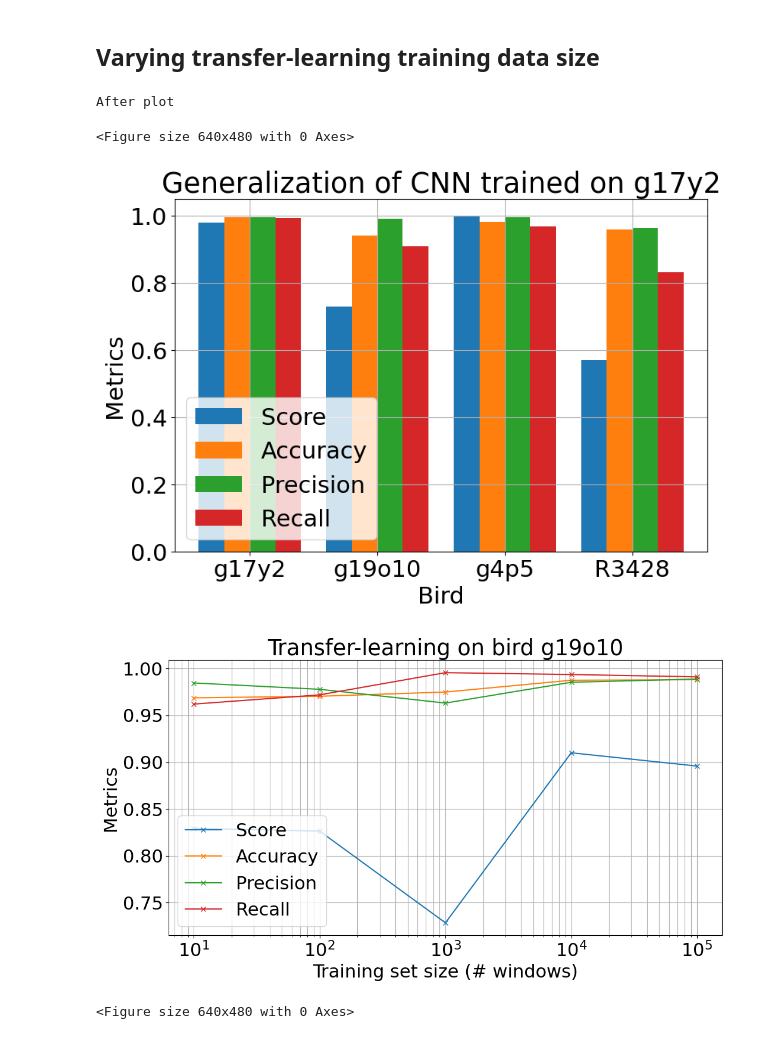
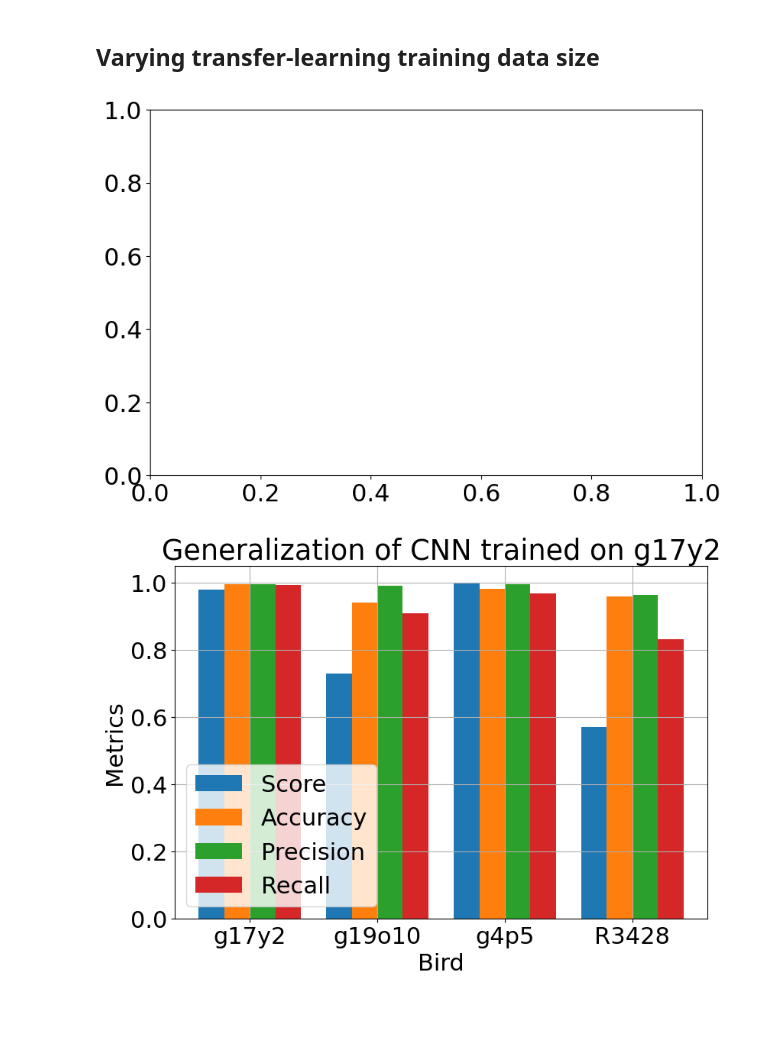
Before and after one commit to Qringe/NeuralSystems, a Jupyter notebook: PartC_AutoSyllClust.ipynb, the cells around one changed output. Saved outputs shown, nothing was run; the diff lists cells and outputs as text; code cells hidden in the pictures; blank space fills up the shorter version.

```diff
--- a/PartC_AutoSyllClust.ipynb
+++ b/PartC_AutoSyllClust.ipynb
@@ -319,7 +350,7 @@ def task3(plot = True):
     wnd_size = 20
 
     # Some data parameters
-    test_frac = 0.2             # Fraction of spectograms in the test_set
+    test_frac = 0.2             # Fraction of spectrograms in the test_set
     if execution_mode == "Local":
         limits = [100,200,300,500]  # Amount of windows to extract for training- and validation set combined
         dt = 50
@@ -339,7 +370,10 @@ def task3(plot = True):
 
     # Check if the results of these experiments have already been computed
     parameter_hash = hash_object([bird_names, wnd_size, test_frac, limits, on_fracs, dt, network_type, num_layers, hidden_size])
-    result_path = PREDICTIONS_PATH + f"task3_results_hash_{parameter_hash}"
+    if execution_mode != "Plot":
+        result_path = PREDICTIONS_PATH + f"task3_results_hash_{parameter_hash}"
+    else:
+        result_path = PREDICTIONS_PATH + result_file_names["task3"]
 
     if path.isfile(result_path):
         results = load(result_path)
@@ -355,9 +389,9 @@ def task3(plot = True):
             bird_data = load_bird_data(names = bird_name)
 
             # Extract the labelled data
-            bird_data, _ = extract_labelled_spectograms(bird_data)
+            bird_data, _ = extract_labelled_spectrograms(bird_data)
 
-            # Split the spectograms of this bird into a train-, validation-, and test set
+            # Split the spectrograms of this bird into a train-, validation-, and test set
             train_data, test_data = train_test_split({bird_name : bird_data[bird_name]}, configs = test_frac, seed = 42)
             train_data, validation_data = train_test_split(train_data, configs = 0.2, seed = 42)
 
@@ -401,11 +435,11 @@ def task3(plot = True):
 
                 print("Start training for ", cnn_name)
                 cnn = train_CNN(dataset,model_name = cnn_name, normalize_input=False)
-                cnn = wrap_cnn(cnn, mode="for_spectograms", normalize_input=False)
+                cnn = wrap_cnn(cnn, mode="for_spectrograms", normalize_input=False)
 
                 #print("Start training for ", rnn_name)
                 #rnn = train_RNN(dataset,model_name=rnn_name, network_type=network_type, hidden_size=hidden_size, num_layers=num_layers, normalize_input=False)
-                #rnn = wrap_rnn(rnn, mode="for_spectograms", normalize_input=False)
+                #rnn = wrap_rnn(rnn, mode="for_spectrograms", normalize_input=False)
 
                 # Make predictions for the test set
                 summary_cnn = compare_classifiers(dataset=bird_data, model_dic={f"cnn_bird_{bird_name}_windows_{limit}": cnn}, print_summary=False)
@@ -455,7 +489,8 @@ def task3(plot = True):
             plt.xscale("log")
             plt.ylabel("Metrics")
             plt.legend()
+            plt.show()
 
 if run_tasks["task3"]:
-    make_plots = True if execution_mode == "Local" else False
+    make_plots = True if execution_mode in ["Local", "Plot"] else False
     task3(plot = make_plots)
@@ -671,7 +718,7 @@ def task4_transfer_learning(plot = True):
     This function varies the training data set size for the transfer-learning approach
     """
     temp_dataset = load_bird_data(names=["g4p5"])
-    temp_dataset, _ = extract_labelled_spectograms(temp_dataset)
+    temp_dataset, _ = extract_labelled_spectrograms(temp_dataset)
 
     # Set some general parameters
     use_feature_extraction = False
@@ -701,10 +748,10 @@ def task4_transfer_learning(plot = True):
 
     # Check if the results of these experiments have already been computed
     parameter_hash = hash_object([use_feature_extraction, wnd_sz, limit, standardize, online, network_type, num_layers, hidden_size])
-    result_path = PREDICTIONS_PATH + f"task4_transfer_learning_results_hash_{parameter_hash}"
-
-    # TEMPORARY
-    result_path = PREDICTIONS_PATH + f"task4_transfer_learning_results_hash_f0018c"
+    if execution_mode != "Plot":
+        result_path = PREDICTIONS_PATH + f"task4_transfer_learning_results_hash_{parameter_hash}"
+    else:
+        result_path = PREDICTIONS_PATH + result_file_names["task4_transfer_learning"]
 
 
     if path.isfile(result_path):
@@ -713,18 +760,18 @@ def task4_transfer_learning(plot = True):
     else:
 
         if not (path.isfile(cnn_path)):# and path.isfile(rnn_path)):
-            # Load the data and get all labelled spectograms
+            # Load the data and get all labelled spectrograms
             bird_data = load_bird_data(names=["g17y2"])
 
             if standardize:
-                bird_data = standardize_data(bird_data, coarse_mode="per_spectogram", fine_mode="scalar")
-            data_labelled, _ = extract_labelled_spectograms(bird_data)
+                bird_data = standardize_data(bird_data, coarse_mode="per_spectrogram", fine_mode="scalar")
+            data_labelled, _ = extract_labelled_spectrograms(bird_data)
 
             # Perform a train-validation-test split
             data_train, data_test = train_test_split(bird_data=data_labelled, configs=0.33, seed=42)
             data_val, data_test = train_test_split(bird_data=data_test, configs=0.5, seed=42)
 
-            # Extract the windows from the spectograms
+            # Extract the windows from the spectrograms
             windows_train, _ = create_windows(bird_data=data_train, wnd_sizes=wnd_sz, limits=limit, on_fracs=0.5, dt=5, seed=42)
             windows_val, _ = create_windows(bird_data=data_val, wnd_sizes=wnd_sz, limits=int(limit/2), on_fracs=0.5, dt=5, seed=42)
             windows_test, _ = create_windows(bird_data=data_test, wnd_sizes=wnd_sz, limits=int(limit/2), on_fracs=0.5, dt=5, seed=42)
@@ -753,8 +800,8 @@ def task4_transfer_learning(plot = True):
         print("CNN has ", sum(p.numel() for p in cnn.parameters()), " parameters.")
         # print("RNN has ", sum(p.numel() for p in rnn.parameters()), " parameters.")
 
-        cnn_wrapped = wrap_cnn(cnn, mode="for_spectograms")
-        # rnn_wrapped = wrap_rnn(rnn, mode="for_spectograms")
+        cnn_wrapped = wrap_cnn(cnn, mode="for_spectrograms")
+        # rnn_wrapped = wrap_rnn(rnn, mode="for_spectrograms")
         #compare_classifiers(dataset=None, model_dic={"cnn": cnn_wrapped, "rnn": rnn_wrapped}, print_summary=True)
 
         summaries_cnn = {}
@@ -799,10 +846,10 @@ def task4_transfer_learning(plot = True):
             #transfer_model_dic_rnn["base_RNN"] = rnn
 
             for key in transfer_model_dic_cnn:
-                transfer_model_dic_cnn[key] = wrap_cnn(transfer_model_dic_cnn[key], mode="for_spectograms", normalize_input=True)
+                transfer_model_dic_cnn[key] = wrap_cnn(transfer_model_dic_cnn[key], mode="for_spectrograms", normalize_input=True)
 
             #for key in transfer_model_dic_rnn:
-            #    transfer_model_dic_rnn[key] = wrap_rnn(transfer_model_dic_rnn[key], mode="for_spectograms", normalize_input=True)
+            #    transfer_model_dic_rnn[key] = wrap_rnn(transfer_model_dic_rnn[key], mode="for_spectrograms", normalize_input=True)
 
             summary_cnn = compare_classifiers(dataset=dataset, model_dic=transfer_model_dic_cnn, print_summary=True)
             #summary_rnn = compare_classifiers(dataset=dataset, model_dic=transfer_model_dic_rnn, print_summary=True)
@@ -842,7 +889,7 @@ def task4_transfer_learning(plot = True):
                 accuracies.append(summary[bird_name]['base_'+model]["accuracy"])
                 precisions.append(summary[bird_name]['base_'+model]["precision"])
                 recalls.append(summary[bird_name]['base_'+model]["recall"])
-        elif execution_mode == "Euler":
+        elif execution_mode in ["Euler", "Plot"]:
             # Extract the different metrics
             for bird_name in BIRD_NAMES:
                 scores.append(summary[bird_name]['base_'+model]["score_mean"])
@@ -862,7 +909,7 @@ def task4_transfer_learning(plot = True):
         plt.xlabel("Bird")
         plt.ylabel("Metrics")
         plt.legend(loc='lower left')
-        print("After plot")
+        plt.show()
 
         # Now generate the second type of plots showing how transfer learning improved the situation
         x = np.array([0,1.5,3,4.5])
@@ -876,43 +923,38 @@ def task4_transfer_learning(plot = True):
 
             if execution_mode == "Local":
                 bird_name_mode = "g4p5"
-            elif execution_mode == "Euler":
+            elif execution_mode in ["Euler", "Plot"]:
                 bird_name_mode = bird_name
 
             for limit_transfer_learning in limits_transfer_learning:
                 summary = summaries[limit_transfer_learning]
                 scores.append(summary[bird_name_mode][f'task4_' + model.lower() + f'_transfer_learning_tsize{limit_transfer_learning}'+"_"+bird_name]["score_mean"])
                 accuracies.append(summary[bird_name_mode][f'task4_' + model.lower() + f'_transfer_learning_tsize{limit_transfer_learning}'+"_"+bird_name]["accuracy"])
                 precisions.append(summary[bird_name_mode][f'task4_' + model.lower() + f'_transfer_learning_tsize{limit_transfer_learning}'+"_"+bird_name]["precision"])
                 recalls.append(summary[bird_name_mode][f'task4_' + model.lower() + f'_transfer_learning_tsize{limit_transfer_learning}'+"_"+bird_name]["recall"])
 
             score_base = summary[bird_name_mode]['base_'+model]["score_mean"]
             accuracy_base = summary[bird_name_mode]['base_'+model]["accuracy"]
             precision_base = summary[bird_name_mode]['base_'+model]["precision"]
             recall_base = summary[bird_name_mode]['base_'+model]["recall"]
 
             metrics = [scores, accuracies, precisions, recalls]
 
             # Make the first plots showing how the base models performed over all birds
             plt.figure(figsize=(12,6))
             for i in range(len(metrics)):
                 plt.plot(limits_transfer_learning, metrics[i], label = metric_names[i], marker='x')
             plt.grid(which="both")
             plt.title(f"Transfer-learning on bird {bird_name}")
             plt.xlabel("Training set size (# windows)")
             plt.xscale("log")
             plt.ylabel("Metrics")
             plt.legend(loc='lower left')
             plt.show()
-            plt.clf()
 
 if run_tasks["task4_transfer_learning"]:
-    #make_plots = True if execution_mode == "Local" else False
-    make_plots = True
+    make_plots = True if execution_mode in ["Local", "Plot"] else False
     task4_transfer_learning(plot = make_plots)
 # %% [output]
-After plot
-<Figure size 640x480 with 0 Axes>
-[figure, old version]
+[figure, new version]
-[figure, old version]
+[figure, new version]
-<Figure size 640x480 with 0 Axes>
```
Also changed, not shown: parts of 8 cells of this notebook, 3 other files.
